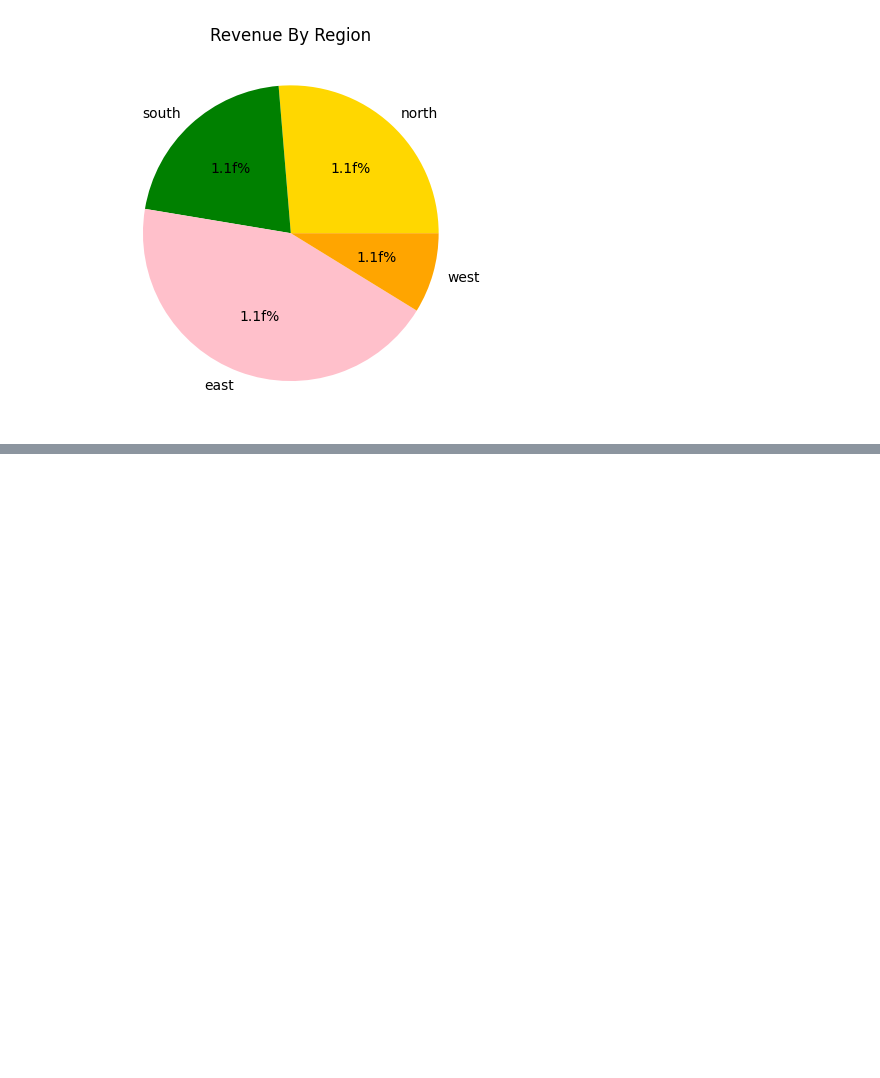
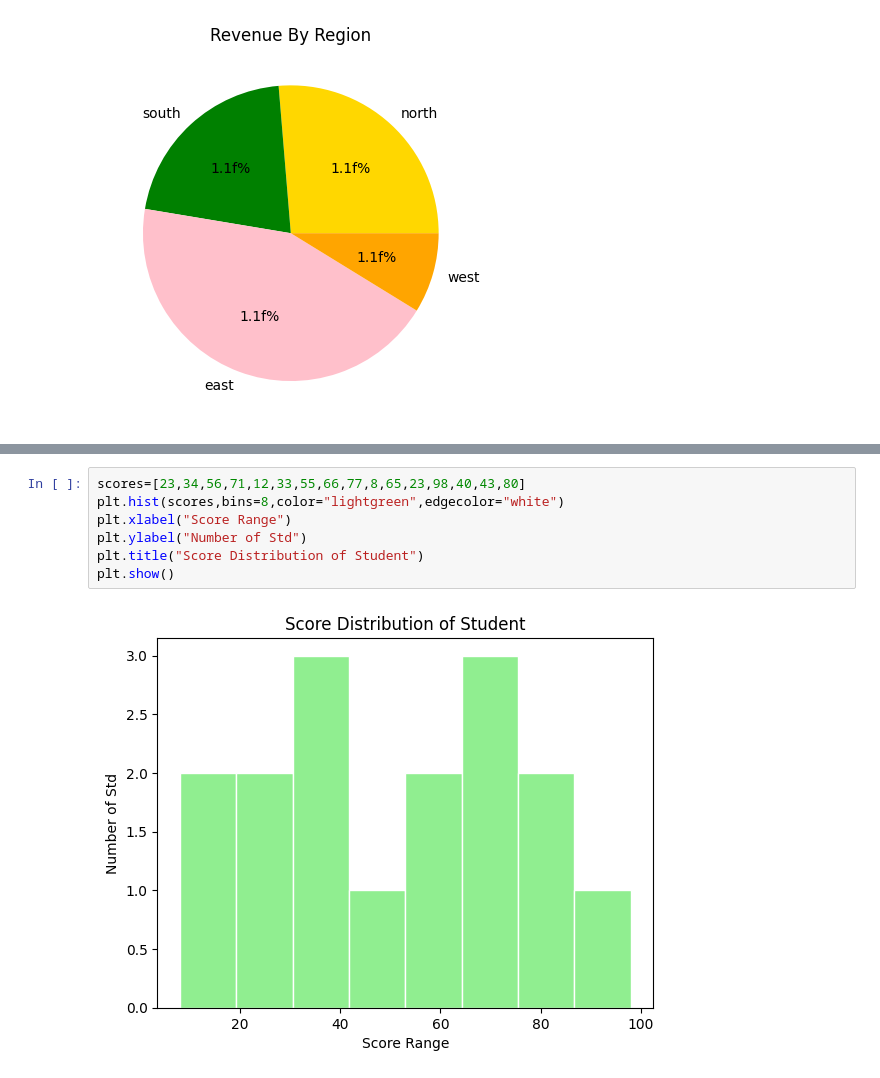
Before and after one commit to BasitAli164/Coding-practice, a Jupyter notebook: pylib/libenv/pylibraries/matplotlib/phase1.ipynb, the cells around one changed output, grey strips where cells are left out. Drawn from its saved outputs; the diff is of its cells as text; blank space fills up the shorter version.

```diff
--- a/pylib/libenv/pylibraries/matplotlib/phase1.ipynb
+++ b/pylib/libenv/pylibraries/matplotlib/phase1.ipynb
@@ -45,0 +49,9 @@ plt.show()
+# %%
+scores=[23,34,56,71,12,33,55,66,77,8,65,23,98,40,43,80]
+plt.hist(scores,bins=8,color="lightgreen",edgecolor="white")
+plt.xlabel("Score Range")
+plt.ylabel("Number of Std")
+plt.title("Score Distribution of Student")
+plt.show()
+# %% [output]
+[figure, added]
```
Also changed, not shown: parts of 1 cell of this notebook.
